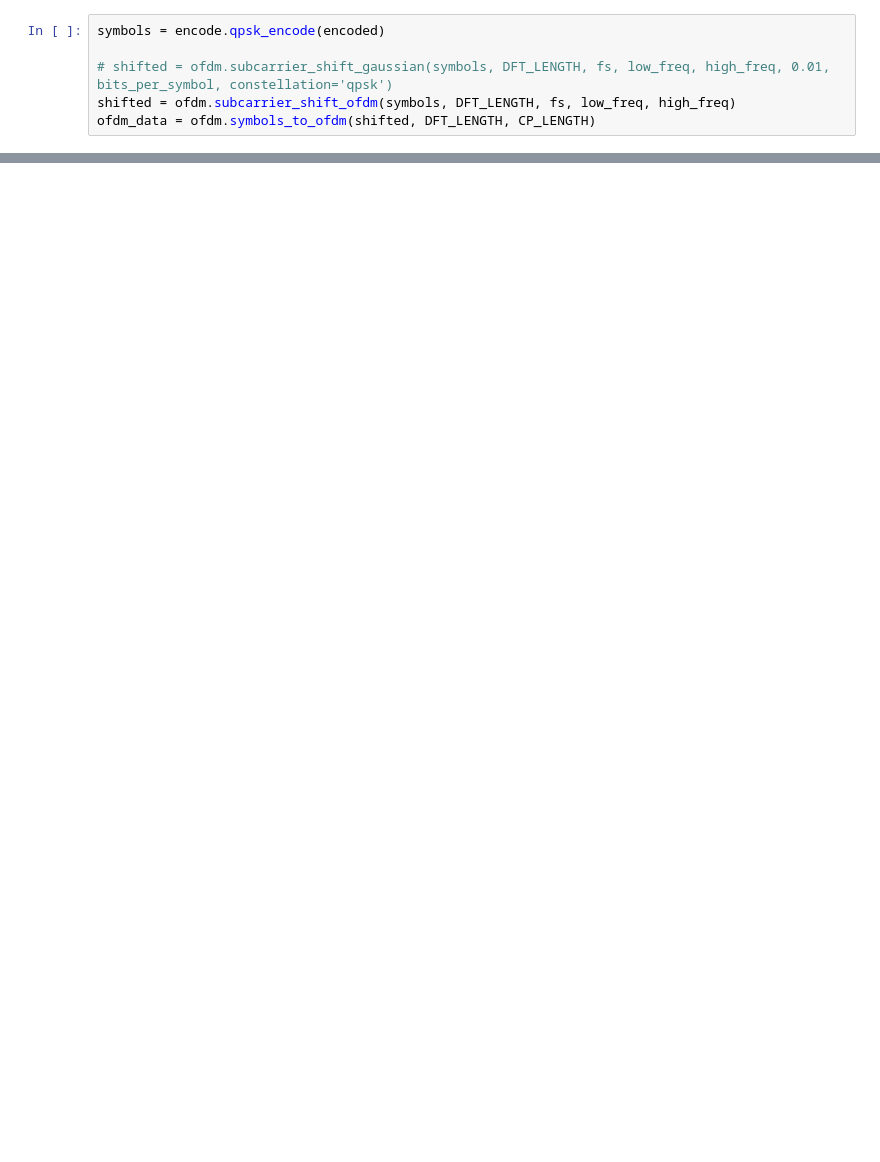
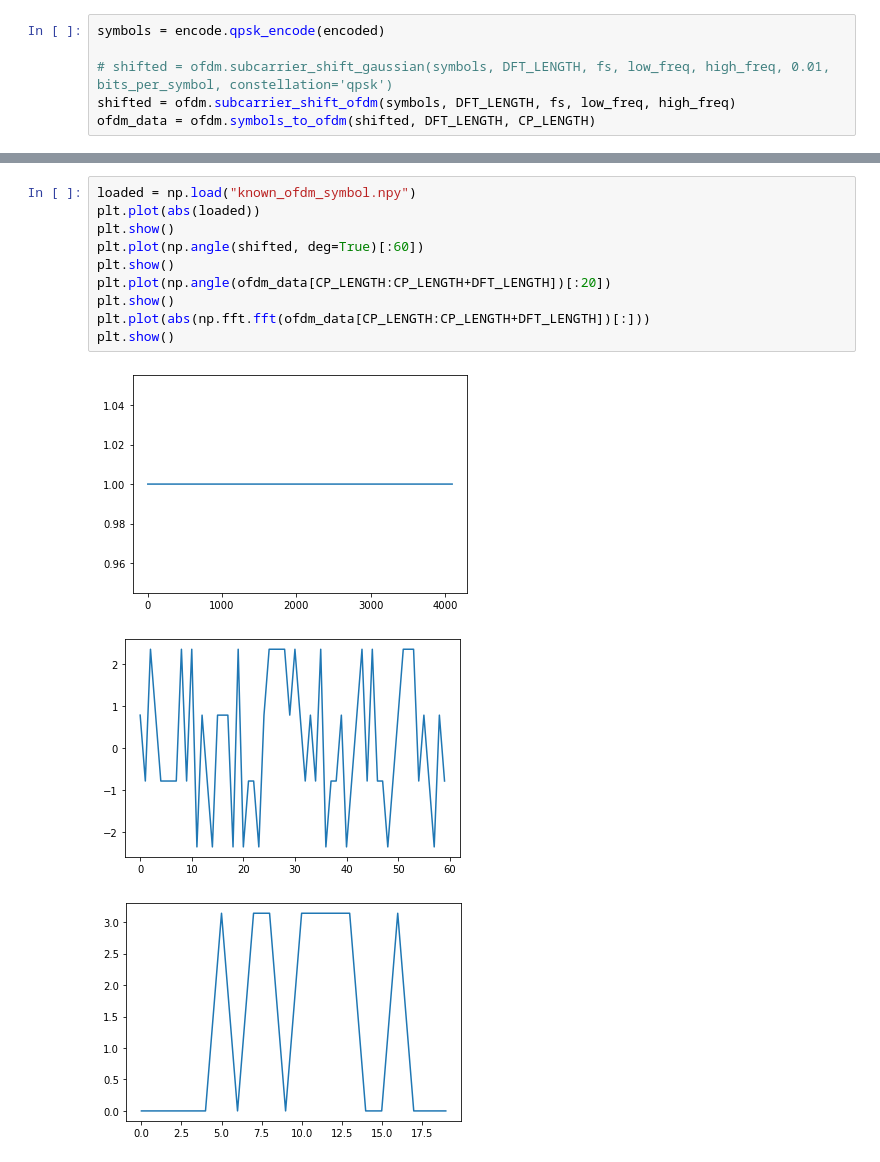
Before and after one commit to Jieying-Chen/IIA_Project_GF3_Group_1, a Jupyter notebook: OFDM_transmitter_multiframe.ipynb, the cells around one changed output, grey strips where cells are left out. Saved outputs shown, nothing was run; the diff lists cells and outputs as text; blank space fills up the shorter version.

```diff
--- a/OFDM_transmitter_multiframe.ipynb
+++ b/OFDM_transmitter_multiframe.ipynb
@@ -72,0 +81,14 @@ audio.signal_to_wav(np.real(output_audio), fs, 'new_tester_3.75_frames', 'audio_
+# %%
+loaded = np.load("known_ofdm_symbol.npy")
+plt.plot(abs(loaded))
+plt.show()
+plt.plot(np.angle(shifted, deg=True)[:60])
+plt.show()
+plt.plot(np.angle(ofdm_data[CP_LENGTH:CP_LENGTH+DFT_LENGTH])[:20])
+plt.show()
+plt.plot(abs(np.fft.fft(ofdm_data[CP_LENGTH:CP_LENGTH+DFT_LENGTH])[:]))
+plt.show()
+# %% [output]
+[figure, added]
+[figure, added]
+[figure, added]
```
Also changed, not shown: parts of 6 cells of this notebook.
